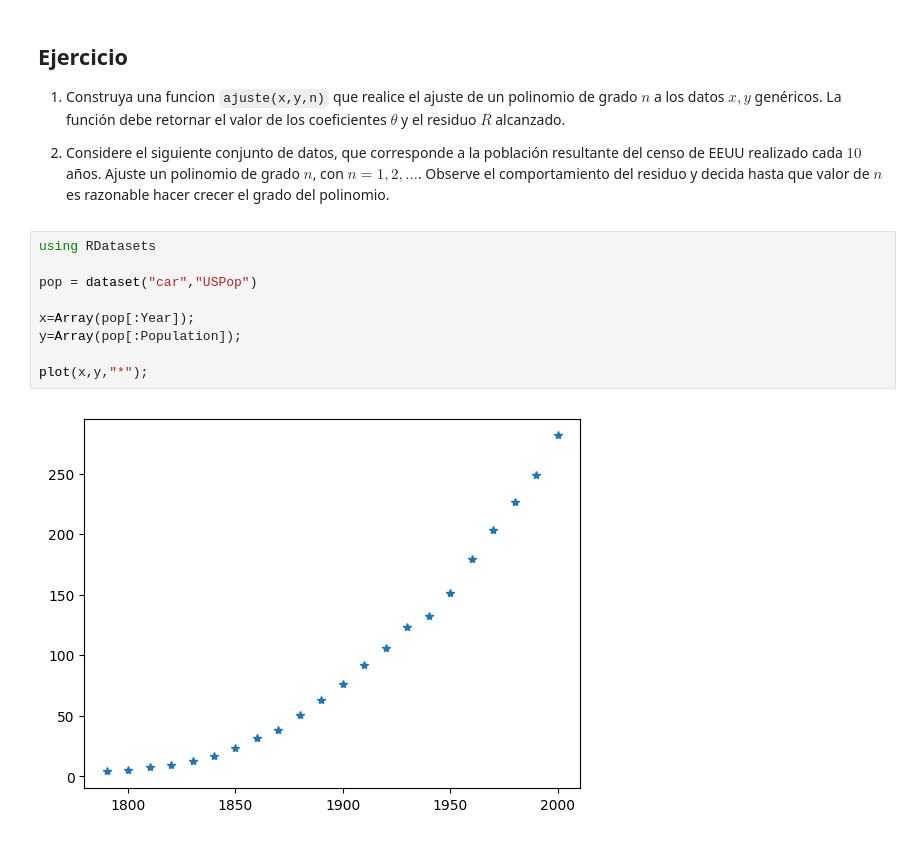
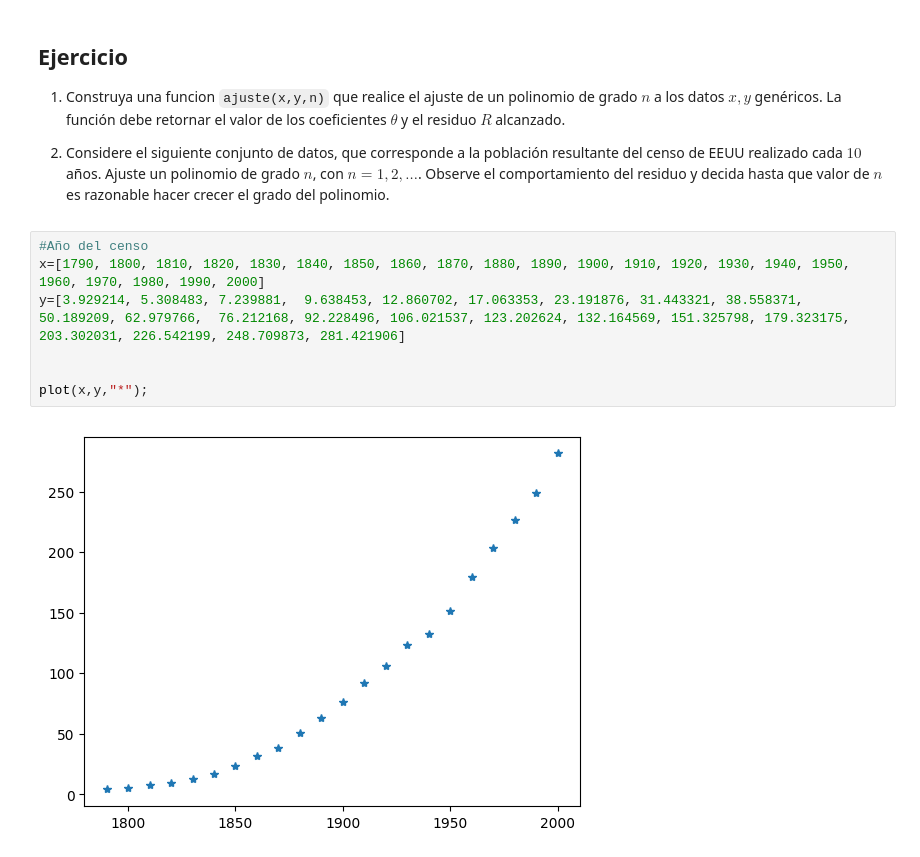
Before and after one commit to aferragu/curso_analisis_numerico, a Jupyter notebook: Minimos Cuadrados/Minimos Cuadrados - Ecuaciones Normales.ipynb, the cells around one changed output. Cells and saved outputs as stored; diff of their text form.

```diff
--- a/Minimos Cuadrados/Minimos Cuadrados - Ecuaciones Normales.ipynb
+++ b/Minimos Cuadrados/Minimos Cuadrados - Ecuaciones Normales.ipynb
@@ -161,14 +162,12 @@ Residuo: 7.249521855833547
 1. Construya una funcion `ajuste(x,y,n)` que realice el ajuste de un polinomio de grado $n$ a los datos $x,y$ genéricos. La función debe retornar el valor de los coeficientes $\theta$ y el residuo $R$ alcanzado.
 
 2. Considere el siguiente conjunto de datos, que corresponde a la población resultante del censo de EEUU realizado cada $10$ años. Ajuste un polinomio de grado $n$, con $n=1,2,\ldots$. Observe el comportamiento del residuo y decida hasta que valor de $n$ es razonable hacer crecer el grado del polinomio.
-# %%
-using RDatasets
-
-pop = dataset("car","USPop")
-
-x=Array(pop[:Year]);
-y=Array(pop[:Population]);
-
-plot(x,y,"*");
-# %% [output]
-[figure, removed]
+# %%
+#Año del censo
+x=[1790, 1800, 1810, 1820, 1830, 1840, 1850, 1860, 1870, 1880, 1890, 1900, 1910, 1920, 1930, 1940, 1950, 1960, 1970, 1980, 1990, 2000]
+y=[3.929214, 5.308483, 7.239881,  9.638453, 12.860702, 17.063353, 23.191876, 31.443321, 38.558371, 50.189209, 62.979766,  76.212168, 92.228496, 106.021537, 123.202624, 132.164569, 151.325798, 179.323175, 203.302031, 226.542199, 248.709873, 281.421906]
+
+
+plot(x,y,"*");
+# %% [output]
+[figure, added]
```
Also changed, not shown: parts of 2 cells of this notebook, 7 other files.
